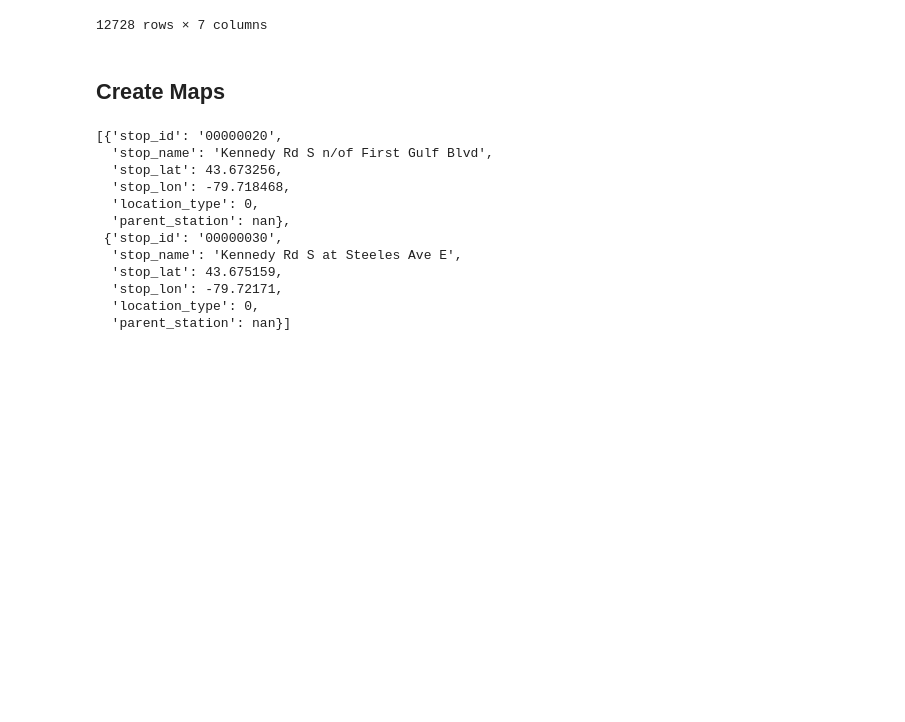
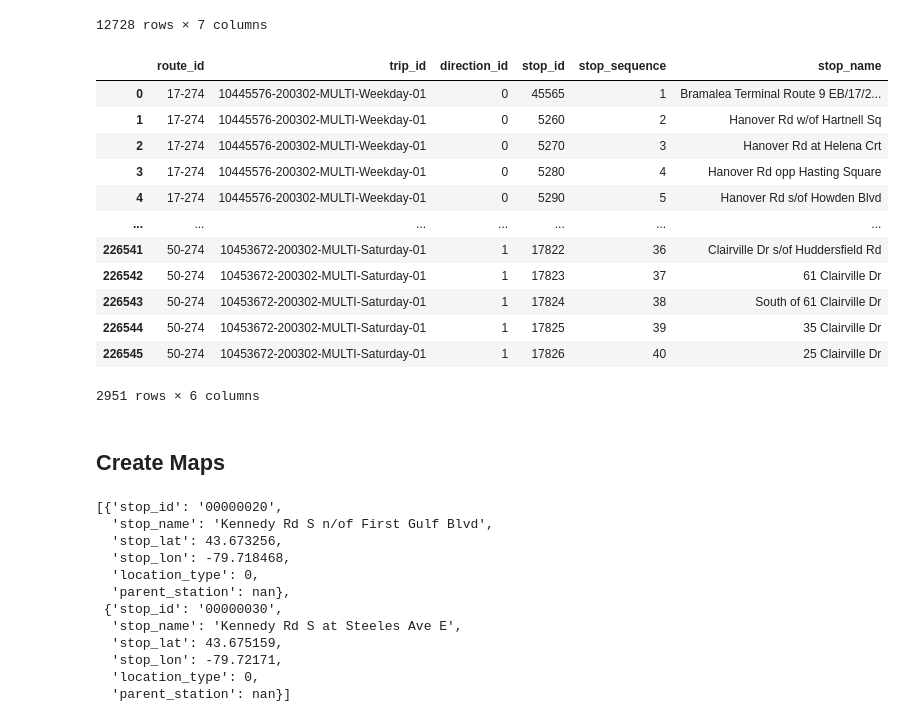
Before and after one commit to B33Boy/Traffic_Exploration, a Jupyter notebook: Bus Trip Planner.ipynb, the cells around one changed output. Saved outputs shown, nothing was run; the diff lists cells and outputs as text; code cells hidden in the pictures; blank space fills up the shorter version.

```diff
--- a/Bus Trip Planner.ipynb
+++ b/Bus Trip Planner.ipynb
@@ -108,6 +117,26 @@ gt_trips
 | 12726 | 511-274 | 200302-MULTI-Holiday1-01 | 10528256-200302-MULTI-Holiday1-01 | 511 ZUM STEELES EASTBOUND | 0 | 712240 | 5110017 |
 | 12727 | 511-274 | 200302-MULTI-Holiday1-01 | 10528257-200302-MULTI-Holiday1-01 | 511 ZUM STEELES EASTBOUND | 0 | 712241 | 5110017 |
 12728 rows × 7 columns
+# %%
+stops_per_routes = pd.merge(gt_trips[['route_id', 'trip_id', 'direction_id']], gt_stop_times[['trip_id', 'stop_id', 'stop_sequence']], how='inner')
+
+stops_per_routes = pd.merge(stops_per_routes, gt_stops[['stop_id', 'stop_name']], how='left')
+stops_per_routes.drop_duplicates(subset='stop_id',inplace=True)
+stops_per_routes
+# %% [output]
+|  | route_id | trip_id | direction_id | stop_id | stop_sequence | stop_name |
+| 0 | 17-274 | 10445576-200302-MULTI-Weekday-01 | 0 | 45565 | 1 | Bramalea Terminal Route 9 EB/17/2... |
+| 1 | 17-274 | 10445576-200302-MULTI-Weekday-01 | 0 | 5260 | 2 | Hanover Rd w/of Hartnell Sq |
+| 2 | 17-274 | 10445576-200302-MULTI-Weekday-01 | 0 | 5270 | 3 | Hanover Rd at Helena Crt |
+| 3 | 17-274 | 10445576-200302-MULTI-Weekday-01 | 0 | 5280 | 4 | Hanover Rd opp Hasting Square |
+| 4 | 17-274 | 10445576-200302-MULTI-Weekday-01 | 0 | 5290 | 5 | Hanover Rd s/of Howden Blvd |
+| ... | ... | ... | ... | ... | ... | ... |
+| 226541 | 50-274 | 10453672-200302-MULTI-Saturday-01 | 1 | 17822 | 36 | Clairville Dr s/of Huddersfield Rd |
+| 226542 | 50-274 | 10453672-200302-MULTI-Saturday-01 | 1 | 17823 | 37 | 61 Clairville Dr |
+| 226543 | 50-274 | 10453672-200302-MULTI-Saturday-01 | 1 | 17824 | 38 | South of 61 Clairville Dr |
+| 226544 | 50-274 | 10453672-200302-MULTI-Saturday-01 | 1 | 17825 | 39 | 35 Clairville Dr |
+| 226545 | 50-274 | 10453672-200302-MULTI-Saturday-01 | 1 | 17826 | 40 | 25 Clairville Dr |
+2951 rows × 6 columns
 # %% [markdown]
 ## Create Maps
 # %%
```
Also changed, not shown: parts of 7 cells of this notebook.
